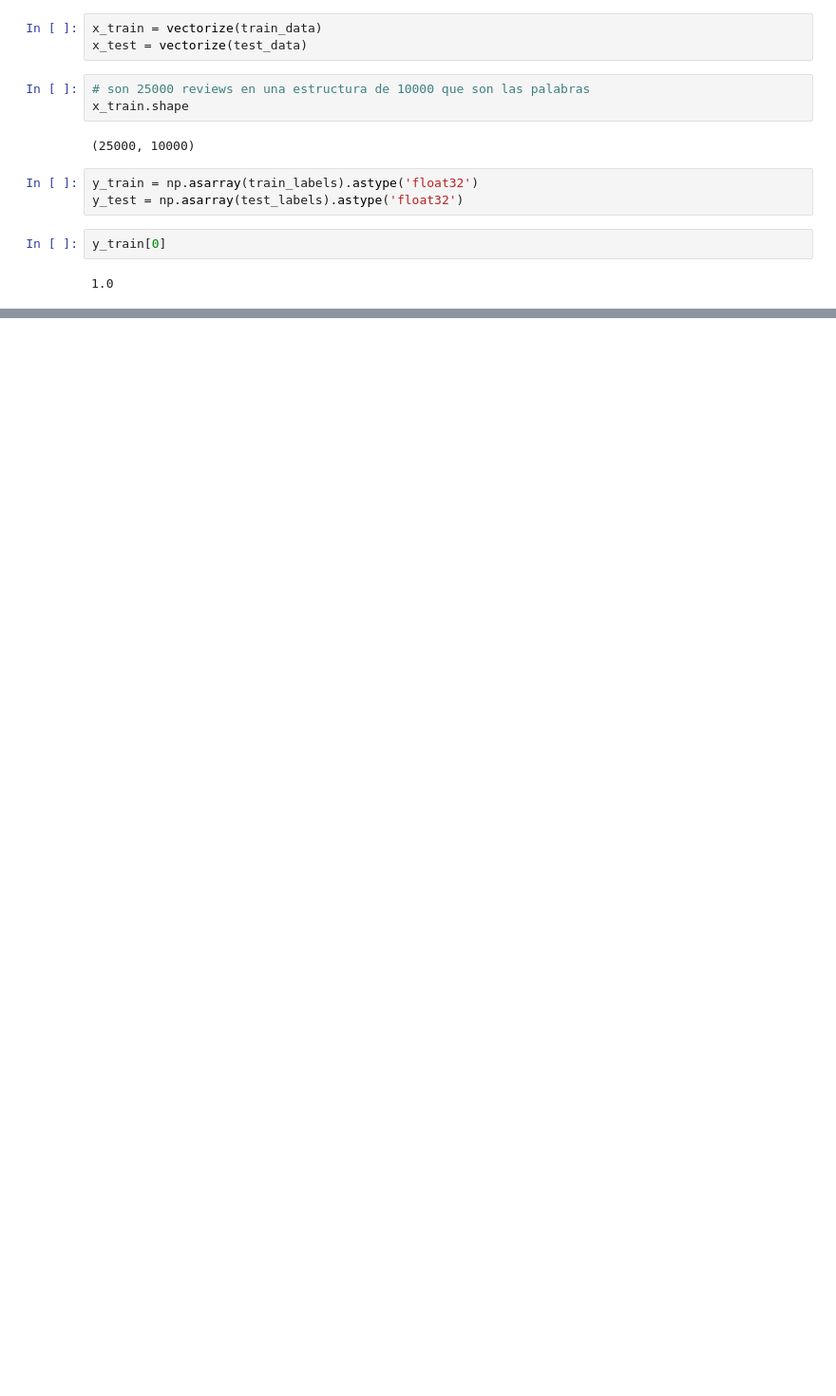
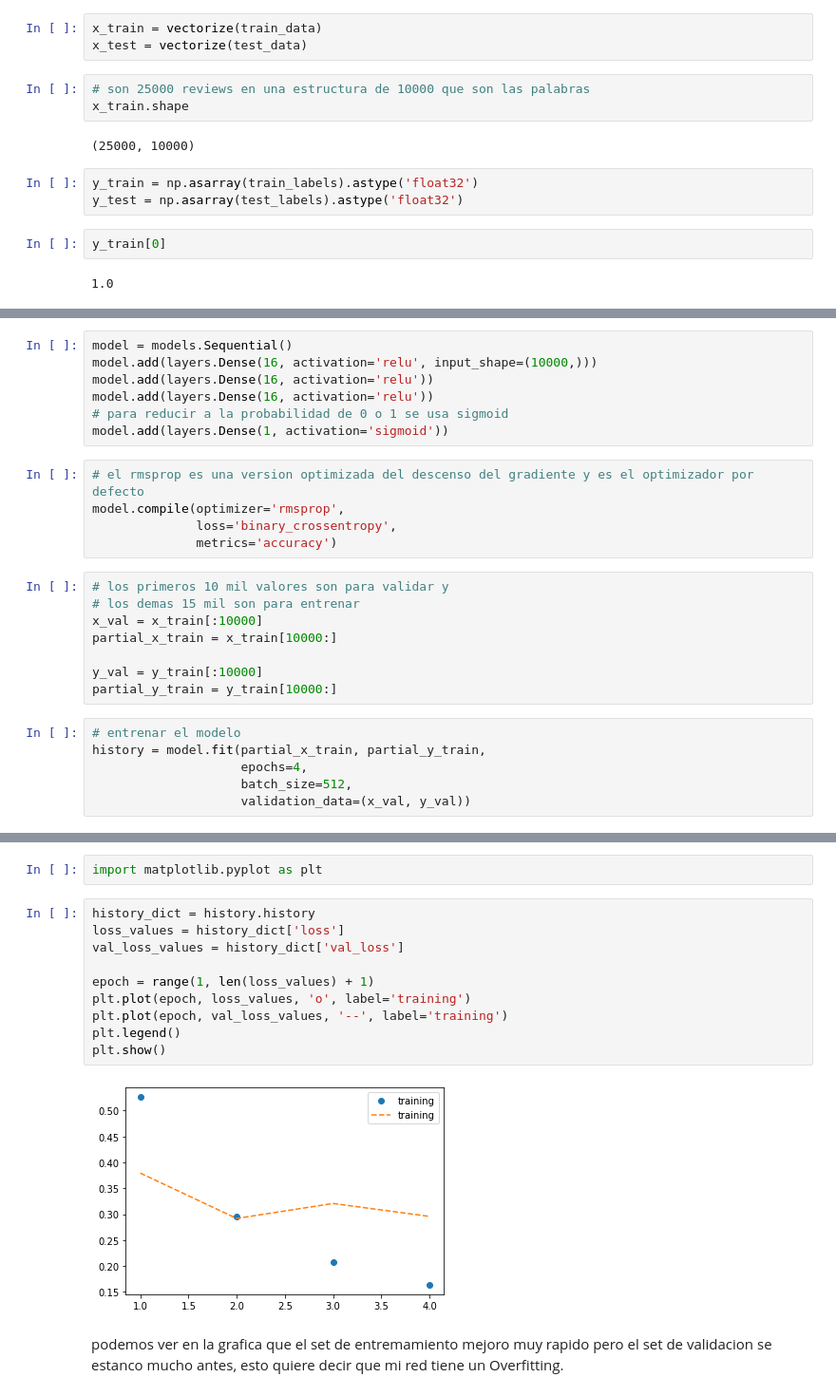
Before and after one commit to LuisReyes98/platzi-fundamentos-neural-network-keras, a Jupyter notebook: 5-clasificacion_binaria.ipynb, the cells around one changed output, grey strips where cells are left out. Shown at 95% size. Saved outputs shown, nothing was run; the diff lists cells and outputs as text; blank space fills up the shorter version.

Commit message:
clasificacion binaria y overfitting

```diff
--- a/5-clasificacion_binaria.ipynb
+++ b/5-clasificacion_binaria.ipynb
@@ -114,0 +114,26 @@ y_train[0]
+# %%
+model = models.Sequential()
+model.add(layers.Dense(16, activation='relu', input_shape=(10000,)))
+model.add(layers.Dense(16, activation='relu'))
+model.add(layers.Dense(16, activation='relu'))
+# para reducir a la probabilidad de 0 o 1 se usa sigmoid
+model.add(layers.Dense(1, activation='sigmoid'))
+# %%
+# el rmsprop es una version optimizada del descenso del gradiente y es el optimizador por defecto
+model.compile(optimizer='rmsprop',
+              loss='binary_crossentropy',
+              metrics='accuracy')
+# %%
+# los primeros 10 mil valores son para validar y
+# los demas 15 mil son para entrenar
+x_val = x_train[:10000]
+partial_x_train = x_train[10000:]
+
+y_val = y_train[:10000]
+partial_y_train = y_train[10000:]
+# %%
+# entrenar el modelo
+history = model.fit(partial_x_train, partial_y_train,
+                    epochs=4,
+                    batch_size=512,
+                    validation_data=(x_val, y_val))
@@ -114,0 +149,16 @@ y_train[0]
+# %%
+import matplotlib.pyplot as plt
+# %%
+history_dict = history.history
+loss_values = history_dict['loss']
+val_loss_values = history_dict['val_loss']
+
+epoch = range(1, len(loss_values) + 1)
+plt.plot(epoch, loss_values, 'o', label='training')
+plt.plot(epoch, val_loss_values, '--', label='training')
+plt.legend()
+plt.show()
+# %% [output]
+[figure, added]
+# %% [markdown]
+podemos ver en la grafica que el set de entremamiento mejoro muy rapido pero el set de validacion se estanco mucho antes, esto quiere decir que mi red tiene un Overfitting.
```
Also changed, not shown: parts of 10 cells of this notebook, 2 other files.
